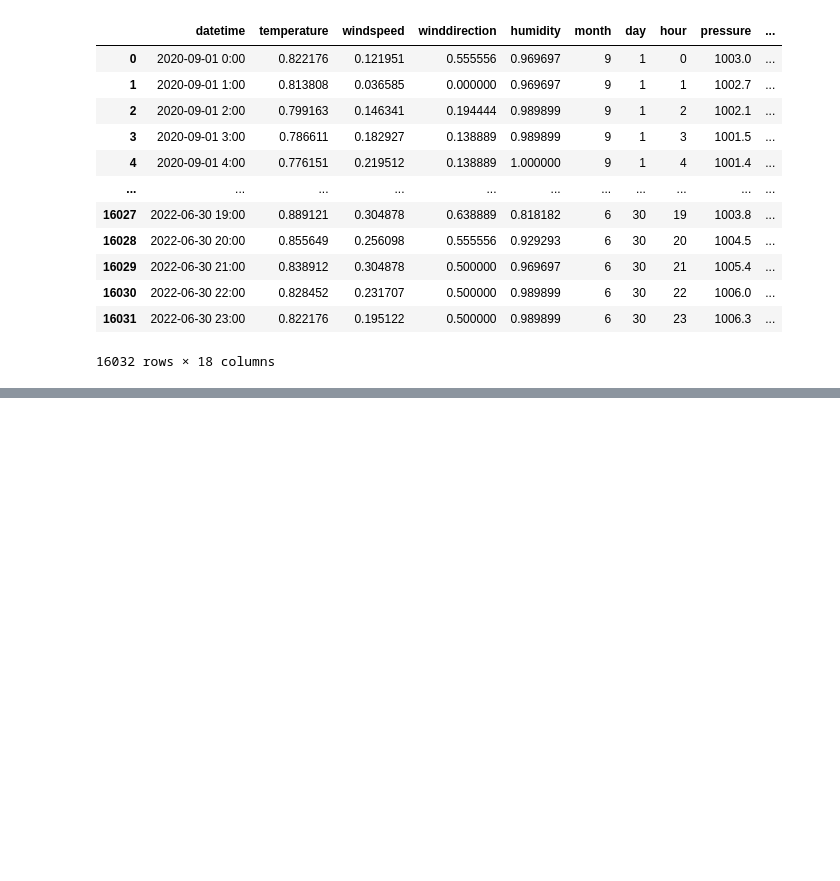
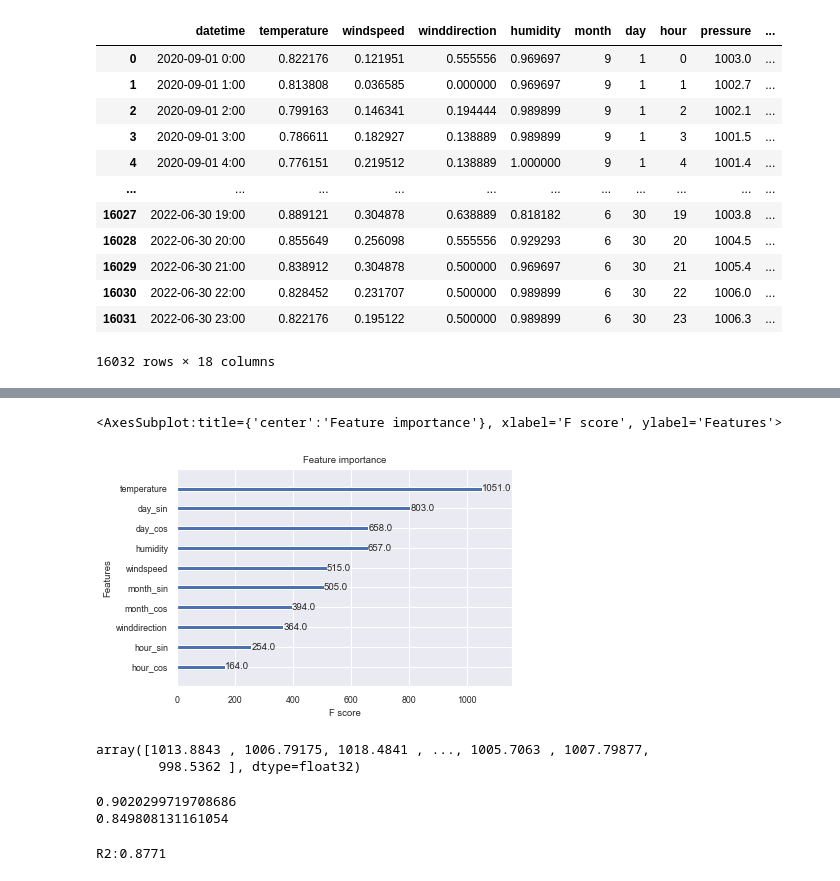
Before and after one commit to onnebang/pressure_predict, a Jupyter notebook: Untitled.ipynb, the cells around one changed output, grey strips where cells are left out. Cells and saved outputs as stored; diff of their text form; code cells hidden in the pictures; blank space fills up the shorter version.

```diff
--- a/Untitled.ipynb
+++ b/Untitled.ipynb
@@ -318,0 +328,13 @@ X_2
+# %%
+from sklearn.datasets import load_boston
+import xgboost
+import matplotlib.pyplot as plt
+from sklearn.model_selection import train_test_split
+from sklearn.metrics import explained_variance_score
+
+X_train, X_test, y_train, y_test = train_test_split(x_data, y_data ,test_size=0.1)
+xgb_model = xgboost.XGBRegressor(n_estimators=100, learning_rate=0.08, gamma=0, subsample=0.75,
+                           colsample_bytree=1, max_depth=7)
+
+print(len(X_train), len(X_test))
+xgb_model.fit(X_train,y_train)
@@ -318,0 +353,23 @@ X_2
+# %%
+xgboost.plot_importance(xgb_model)
+# %% [output]
+<AxesSubplot:title={'center':'Feature importance'}, xlabel='F score', ylabel='Features'>
+[figure, added]
+# %%
+predictions = xgb_model.predict(X_test)
+predictions
+# %% [output]
+array([1013.8843 , 1006.79175, 1018.4841 , ..., 1005.7063 , 1007.79877,
+        998.5362 ], dtype=float32)
+# %%
+r_sq = xgb_model.score(X_train, y_train)
+print(r_sq)
+print(explained_variance_score(predictions,y_test))
+# %% [output]
+0.9020299719708686
+0.849808131161054
+# %%
+r2 = r2_score(y_test,xgb_model.predict(X_test))
+print("R2:%.4f" % r2)
+# %% [output]
+R2:0.8771
```
Also changed, not shown: parts of 2 cells of this notebook.
